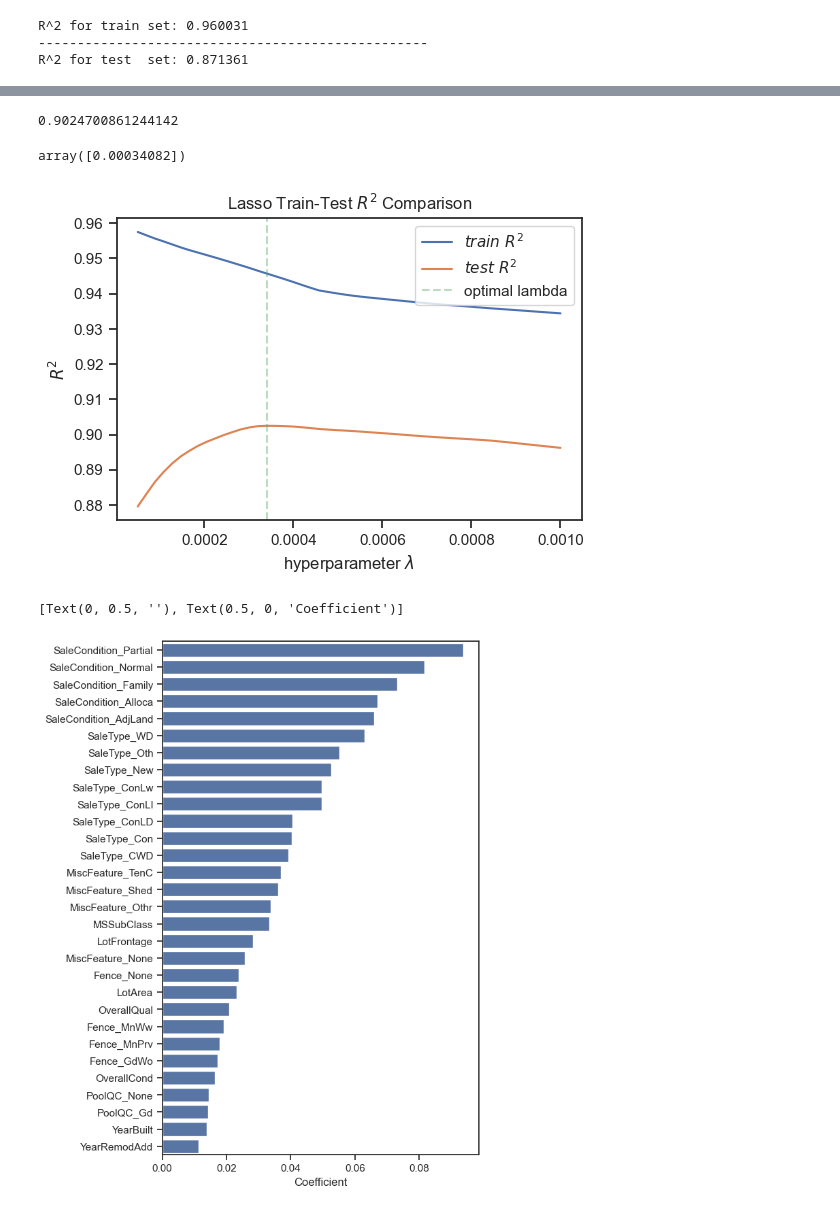
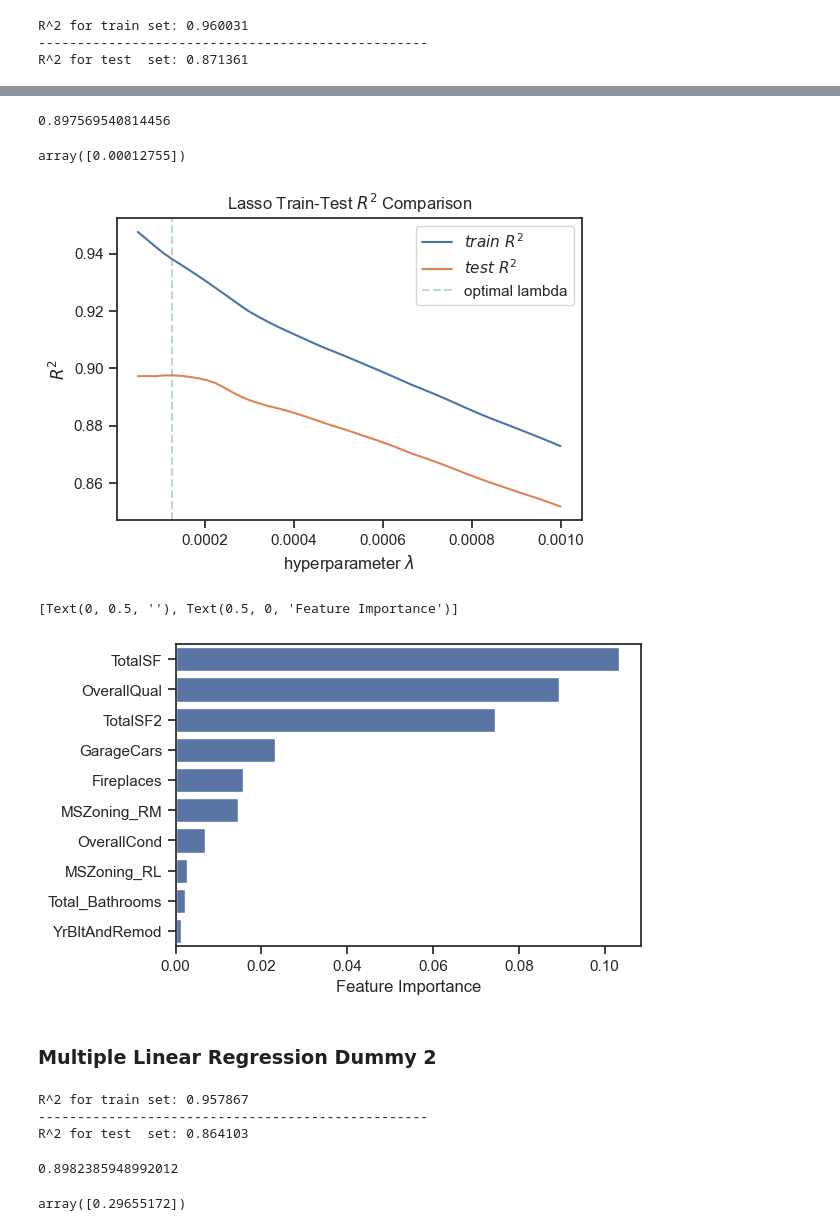
Before and after one commit to DanEllen/House-Prices-Advanced-Regression-Techniques, a Jupyter notebook: Machine_Learning_Code.ipynb, the cells around one changed output, grey strips where cells are left out. Saved outputs shown, nothing was run; the diff lists cells and outputs as text; code cells hidden in the pictures.

```diff
--- a/Machine_Learning_Code.ipynb
+++ b/Machine_Learning_Code.ipynb
@@ -354,8 +466,8 @@ R^2 for test  set: 0.871361
 # %%
 from sklearn.linear_model import Ridge, Lasso
 
-alphas = np.linspace(0.1,50,100)
-ridge = Ridge()
+alphas = np.linspace(0.1,2,30)
+ridge = Ridge(normalize = True)
 ridge_scores_train = []
 ridge_scores_test  = []
 
@@ -392,6 +504,6 @@ plt.savefig('./images/ridge.png', dpi=500)
 # %%
 alphas2 = np.linspace(0.00005,0.0010,50)
-lasso = Lasso()
+lasso = Lasso(normalize=True)
 lasso_scores_train = []
 lasso_scores_test  = []
 for alpha in alphas2:
@@ -408,8 +520,8 @@ print(score_max)
 index = np.where(lasso_scores_test == score_max)
 alphas2[index]
 # %% [output]
-0.9024700861244142
+0.897569540814456
-array([0.00034082])
+array([0.00012755])
 # %%
 plt.plot(alphas2, lasso_scores_train, label=r'$train\ R^2$')
 plt.plot(alphas2, lasso_scores_test, label=r'$test\ R^2$')
@@ -423,17 +535,33 @@ plt.xlabel(r'hyperparameter $\lambda$')
 plt.ylabel(r'$R^2$')
 plt.savefig('./images/lasso.png', dpi=500)
 # %% [output]
-[figure, old version]
+[figure, new version]
 # %%
-pd.options.display.max_rows = None
+pd.options.display.max_rows = 30
 coefficients = pd.concat([pd.DataFrame(X_d_scaled_train.columns),
                           pd.DataFrame(np.transpose(abs(lasso.coef_)))], axis = 1)
 coefficients.columns = ('features', 'coefs')
 coefficients = coefficients.sort_values(by='coefs',ascending=False)
-f, ax = plt.subplots(figsize=(6, 10))
-sns.barplot(x="coefs", y="features", data=coefficients[0:30], color="b")
+f, ax = plt.subplots(figsize=(6, 4))
+sns.barplot(x="coefs", y="features", data=coefficients[0:10], color="b")
 ax.set(ylabel="",
-       xlabel="Coefficient")
+       xlabel="Feature Importance")
 # %% [output]
-[Text(0, 0.5, ''), Text(0.5, 0, 'Coefficient')]
+[Text(0, 0.5, ''), Text(0.5, 0, 'Feature Importance')]
-[figure, old version]
+[figure, new version]
+# %% [markdown]
+### Multiple Linear Regression Dummy 2
+# %%
+from sklearn.linear_model import LinearRegression
+
+ols = LinearRegression()
+ols.fit(X_d2_scaled_train, y_d2_train)
+print("R^2 for train set: %f" %ols.score(X_d2_scaled_train, y_d2_train))
+
+print('-'*50)
+
+print("R^2 for test  set: %f" %ols.score(X_d2_scaled_test, y_d2_test))
+# %% [output]
+R^2 for train set: 0.957867
+--------------------------------------------------
+R^2 for test  set: 0.864103
@@ -439,0 +583,8 @@ ax.set(ylabel="",
+# %%
+score_max = np.max(ridge_scores_test)
+print(score_max)
+index = np.where(ridge_scores_test == score_max)
+alphas[index]
+# %% [output]
+0.8982385948992012
+array([0.29655172])
```
Also changed, not shown: parts of 24 cells of this notebook, 14 other files.
